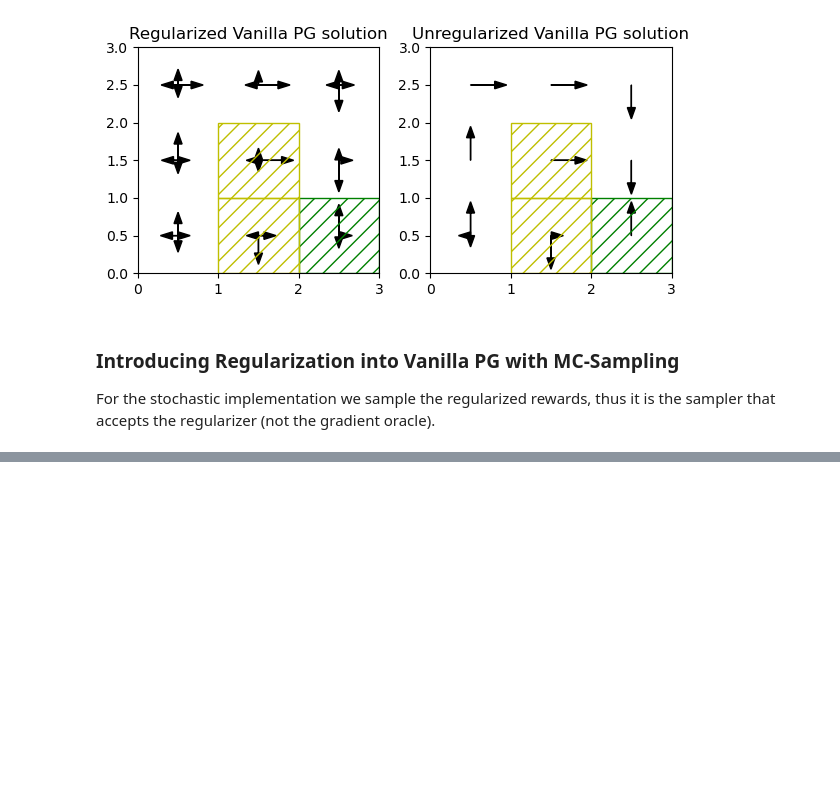
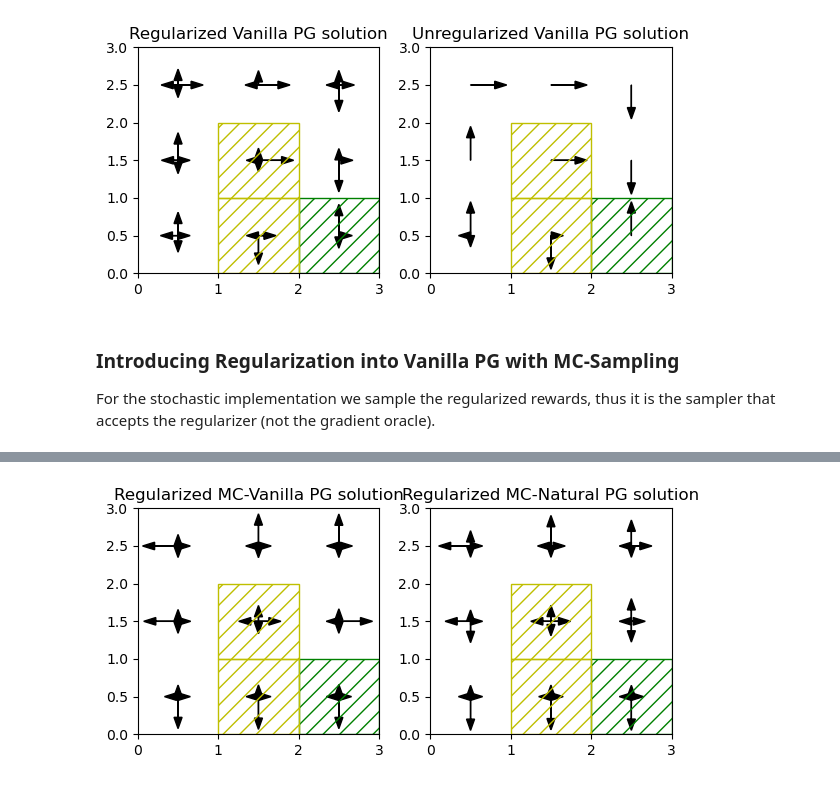
Before and after one commit to RenardDesNeiges/CIRL_Experiments, a Jupyter notebook: regularization.ipynb, the cells around one changed output, grey strips where cells are left out. Saved outputs shown, nothing was run; the diff lists cells and outputs as text; code cells hidden in the pictures; blank space fills up the shorter version.

```diff
--- a/regularization.ipynb
+++ b/regularization.ipynb
@@ -200,0 +202,11 @@ fig.tight_layout(); plt.show()
+# %%
+fig, ax = plt.subplots(1,2,figsize=(6,3,))
+pis=jnp.stack([e['pi'] for e in log_v])
+gridplot(gridMDP,ax[0],stochastic_policy=pis[-1],goals=goals)
+ax[0].set_title('Regularized MC-Vanilla PG solution')
+pis=jnp.stack([e['pi'] for e in log_n])
+gridplot(gridMDP,ax[1],stochastic_policy=pis[-1],goals=goals)
+ax[1].set_title('Regularized MC-Natural PG solution')
+fig.tight_layout()
+# %% [output]
+[figure, added]
```
Also changed, not shown: parts of 3 cells of this notebook, 7 other files.
